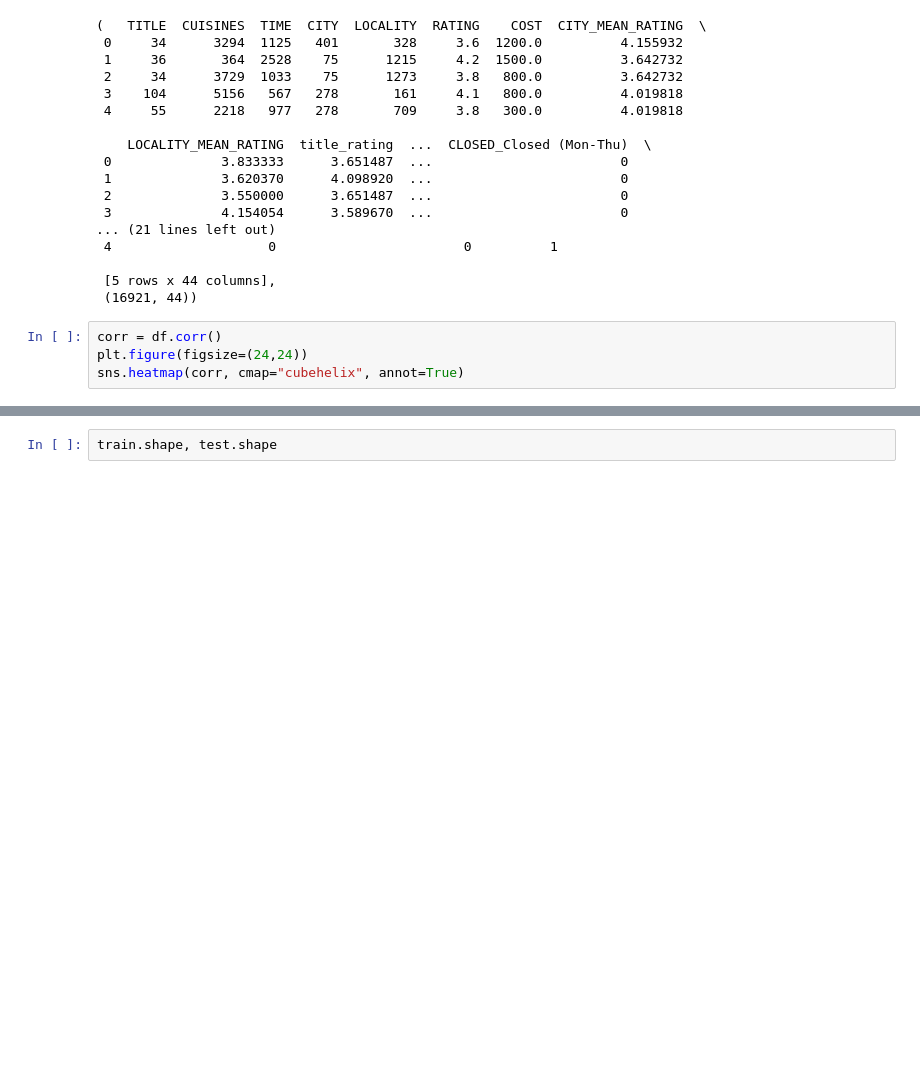
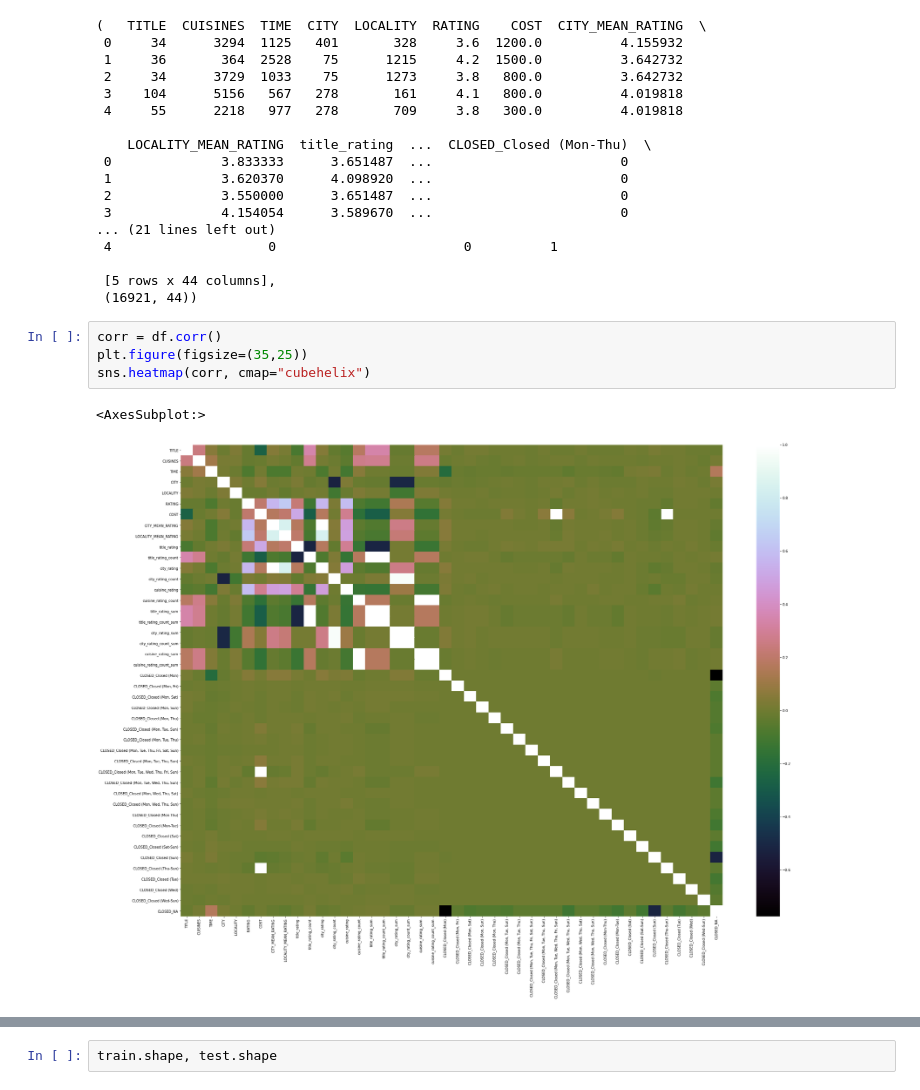
Before and after one commit to Sonal-Londhe/Evaluation_Projects, a Jupyter notebook: Restaurant Price Prediction.ipynb, the cells around one changed output, grey strips where cells are left out. Saved outputs shown, nothing was run; the diff lists cells and outputs as text; blank space fills up the shorter version.

```diff
--- a/Restaurant Price Prediction.ipynb
+++ b/Restaurant Price Prediction.ipynb
@@ -361,8 +361,11 @@ df.head() , df.shape
  (16921, 44))
 # %%
 corr = df.corr()
-plt.figure(figsize=(24,24))
-sns.heatmap(corr, cmap="cubehelix", annot=True)
+plt.figure(figsize=(35,25))
+sns.heatmap(corr, cmap="cubehelix")
+# %% [output]
+<AxesSubplot:>
+[figure, added]
 # %%
 train = df[df['COST'].isnull()!=True]
 test = df[df['COST'].isnull()==True]
```
Also changed, not shown: parts of 13 cells of this notebook.
